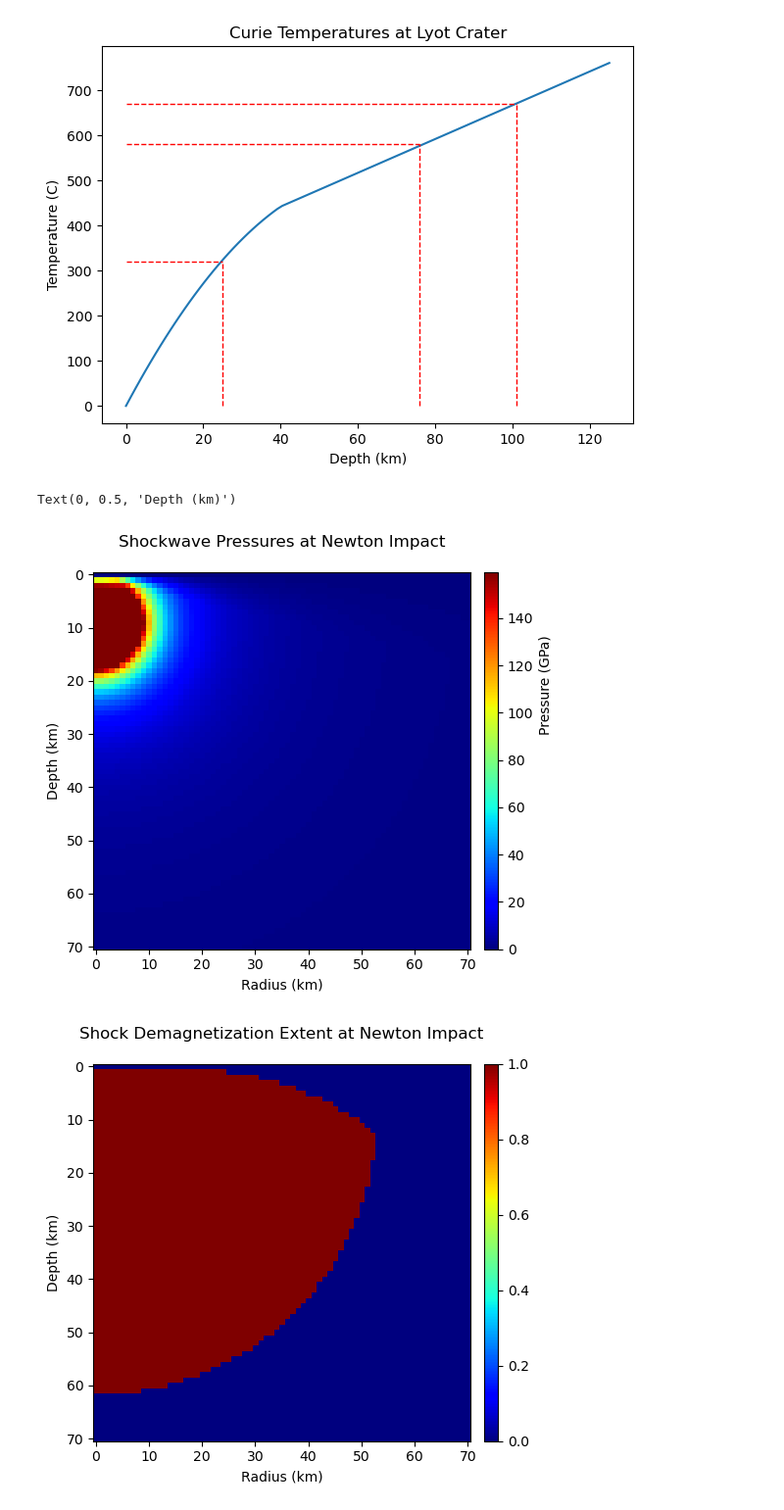
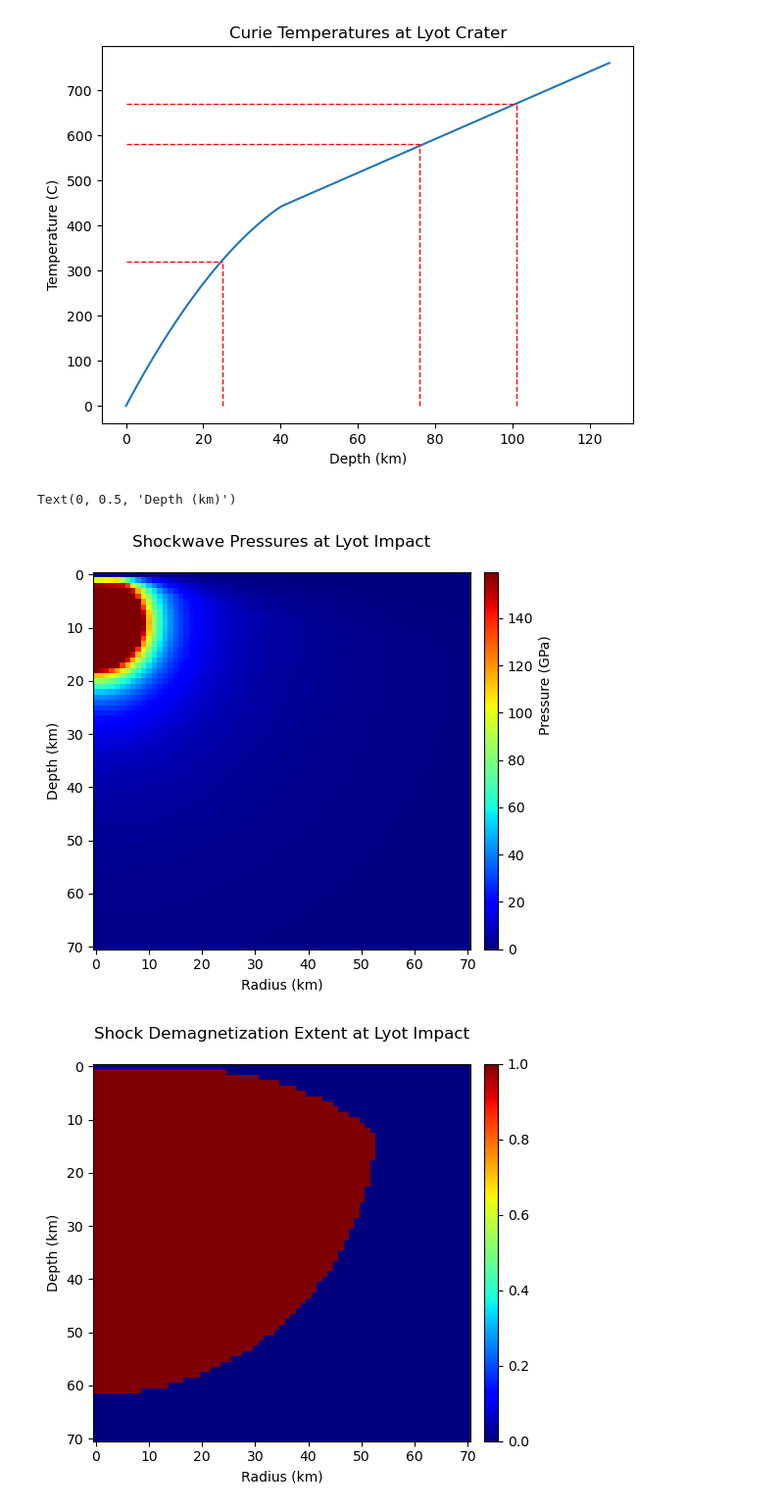
Before and after one commit to Humboldt-Penguin/Mars-Magnetics-Research, a Jupyter notebook: code/04_curie_depths/demag_analysis_v3.ipynb, the cells around one changed output. Shown at 98% size. Saved outputs shown, nothing was run; the diff lists cells and outputs as text; code cells hidden in the pictures.

```diff
--- a/code/04_curie_depths/demag_analysis_v3.ipynb
+++ b/code/04_curie_depths/demag_analysis_v3.ipynb
@@ -772,37 +772,37 @@ im1 = ax1.imshow(pressures, cmap="jet")
 cax1 = fig1.add_axes([ax1.get_position().x1+0.02,ax1.get_position().y0,0.02,ax1.get_position().height])
 cbar1 = plt.colorbar(im1, cax=cax1)
 
-ax1.set_title("Shockwave Pressures at Newton Impact\n")
+ax1.set_title("Shockwave Pressures at Lyot Impact\n")
 # plt.text(x=0.45, y=0.95, s="Shockwave Pressures at Newton Impact", fontsize=14, ha="center", transform=fig.transFigure)
 # plt.text(x=0.45, y=0.90, s= "Coordinates = (-158.07, -40.44); Diam = 312.43 km; Age = 4.11 Ga", fontsize=10, color='grey', ha="center", transform=fig.transFigure)
 # plt.subplots_adjust(top=0.85, wspace=0.3)
 ax1.set_xlabel("Radius (km)")
 ax1.set_ylabel("Depth (km)")
 cbar1.set_label(r'Pressure (GPa)', y=0.7)
 
 
 threshold = 2
 demag = [[1 if point > threshold else 0 for point in line] for line in pressures]
 
 
 fig2 = plt.figure(figsize=(7,5))
 ax2 = plt.axes()
 im2 = ax2.imshow(demag, cmap="jet")
 cax2 = fig2.add_axes([ax2.get_position().x1+0.02,ax2.get_position().y0,0.02,ax2.get_position().height])
 plt.colorbar(im2, cax=cax2)
 
-ax2.set_title("Shock Demagnetization Extent at Newton Impact\n")
+ax2.set_title("Shock Demagnetization Extent at Lyot Impact\n")
 # plt.text(x=0.45, y=0.95, s="Shock Demagnetization Extent at Newton Impact", fontsize=14, ha="center", transform=fig.transFigure)
 # plt.text(x=0.45, y=0.90, s= "Coordinates = (-158.07, -40.44); Diam = 312.43 km; Age = 4.11 Ga", fontsize=10, color='grey', ha="center", transform=fig.transFigure)
 ax2.set_xlabel("Radius (km)")
 ax2.set_ylabel("Depth (km)")
 
 
 
 
 
 # print(calc_P(henry["diameter_km"], 30, 30))
 # %% [output]
 Text(0, 0.5, 'Depth (km)')
-[figure, old version]
+[figure, new version]
-[figure, old version]
+[figure, new version]
```
Also changed, not shown: 1 other file.
